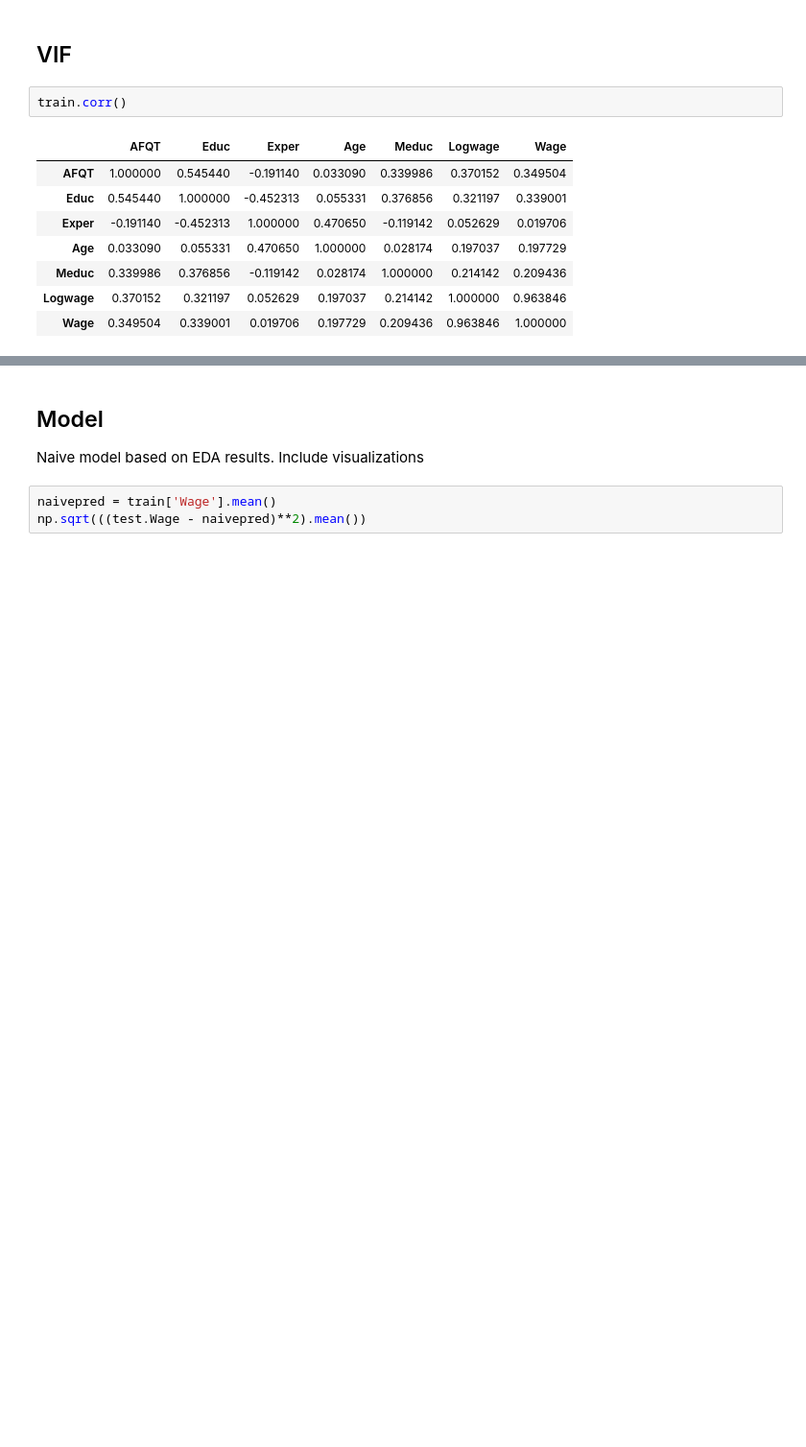
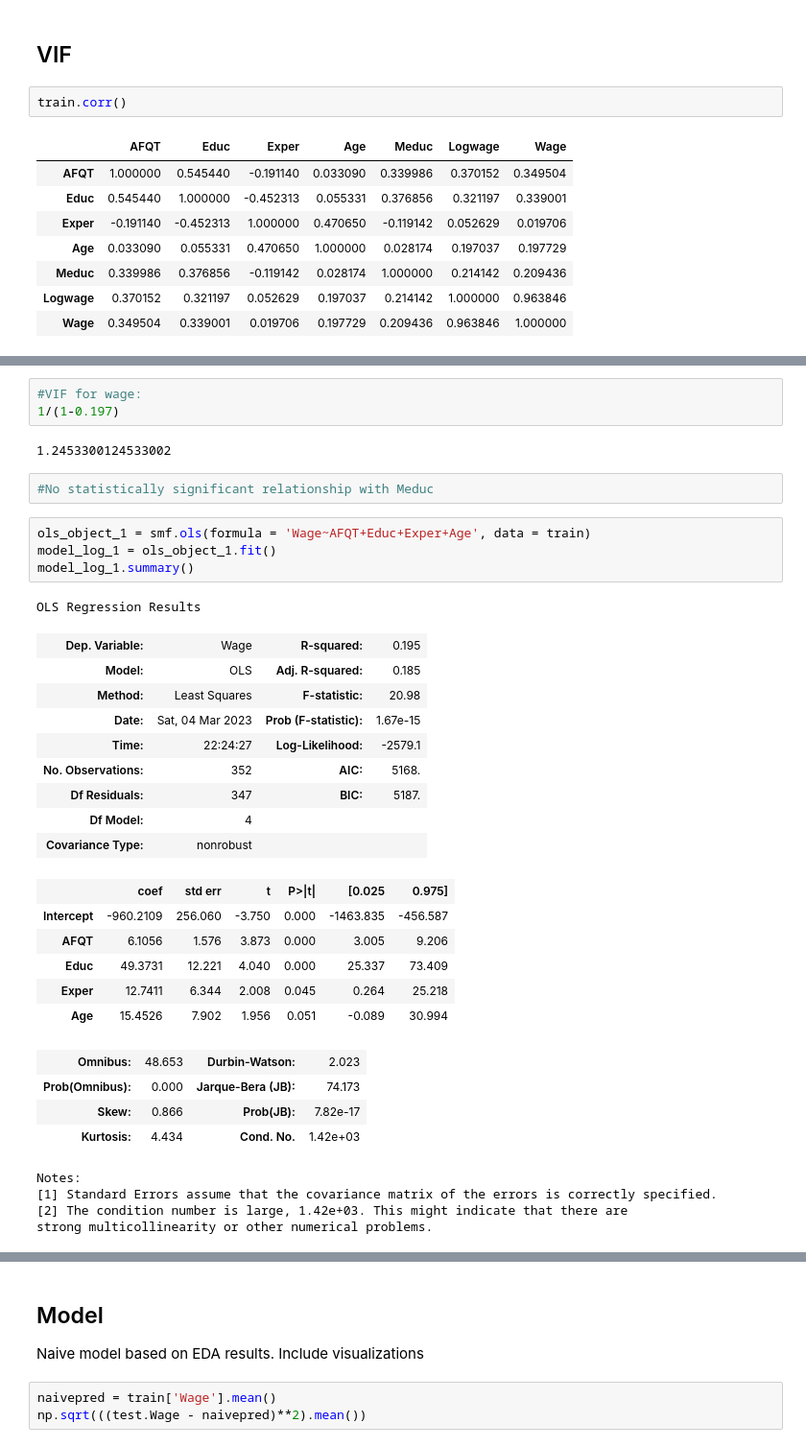
Before and after one commit to alandaz/DataScienceRepo, a Jupyter notebook: Education Model.ipynb, the cells around one changed output, grey strips where cells are left out. Shown at 96% size. Cells and saved outputs as stored; diff of their text form; blank space fills up the shorter version.

```diff
--- a/Education Model.ipynb
+++ b/Education Model.ipynb
@@ -211,0 +169,36 @@ This indicates moderate VIF
+# %%
+#VIF for wage:
+1/(1-0.197)
+# %% [output]
+1.2453300124533002
+# %%
+#No statistically significant relationship with Meduc
+# %%
+ols_object_1 = smf.ols(formula = 'Wage~AFQT+Educ+Exper+Age', data = train)
+model_log_1 = ols_object_1.fit()
+model_log_1.summary()
+# %% [output]
+OLS Regression Results
+| Dep. Variable: | Wage | R-squared: | 0.195 |
+| Model: | OLS | Adj. R-squared: | 0.185 |
+| Method: | Least Squares | F-statistic: | 20.98 |
+| Date: | Sat, 04 Mar 2023 | Prob (F-statistic): | 1.67e-15 |
+| Time: | 22:24:27 | Log-Likelihood: | -2579.1 |
+| No. Observations: | 352 | AIC: | 5168. |
+| Df Residuals: | 347 | BIC: | 5187. |
+| Df Model: | 4 |  |  |
+| Covariance Type: | nonrobust |  |  |
+|  | coef | std err | t | P>|t| | [0.025 | 0.975] |
+| Intercept | -960.2109 | 256.060 | -3.750 | 0.000 | -1463.835 | -456.587 |
+| AFQT | 6.1056 | 1.576 | 3.873 | 0.000 | 3.005 | 9.206 |
+| Educ | 49.3731 | 12.221 | 4.040 | 0.000 | 25.337 | 73.409 |
+| Exper | 12.7411 | 6.344 | 2.008 | 0.045 | 0.264 | 25.218 |
+| Age | 15.4526 | 7.902 | 1.956 | 0.051 | -0.089 | 30.994 |
+| Omnibus: | 48.653 | Durbin-Watson: | 2.023 |
+| Prob(Omnibus): | 0.000 | Jarque-Bera (JB): | 74.173 |
+| Skew: | 0.866 | Prob(JB): | 7.82e-17 |
+| Kurtosis: | 4.434 | Cond. No. | 1.42e+03 |
+Notes:
+[1] Standard Errors assume that the covariance matrix of the errors is correctly specified.
+[2] The condition number is large, 1.42e+03. This might indicate that there are
+strong multicollinearity or other numerical problems.
```
Also changed, not shown: parts of 28 cells of this notebook.
